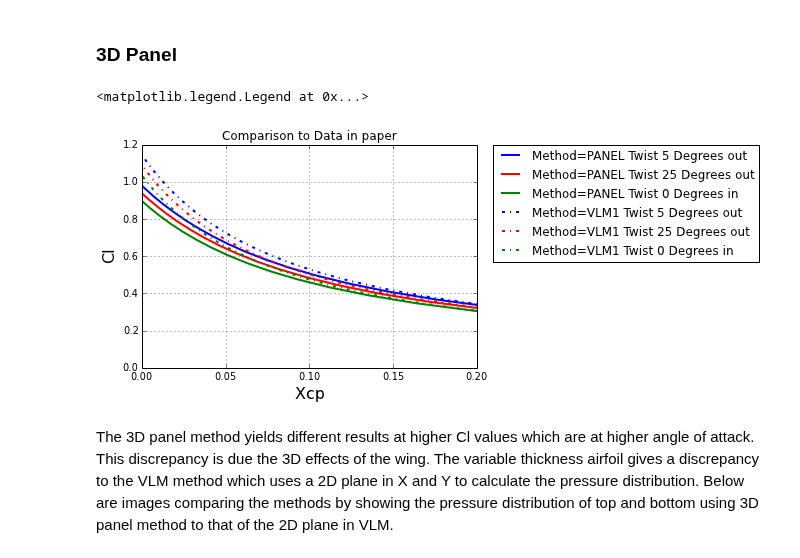
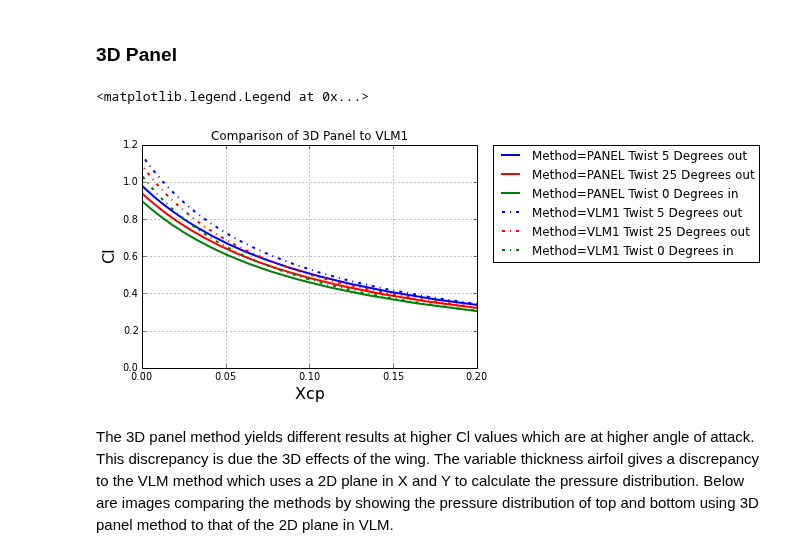
Before and after one commit to colinparker/Pterosaur, a Jupyter notebook: parker_pterosaur.ipynb, the cells around one changed output. Drawn from its saved outputs; the diff is of its cells as text; code cells hidden in the pictures.

```diff
--- a/parker_pterosaur.ipynb
+++ b/parker_pterosaur.ipynb
@@ -235,28 +233,28 @@ You can see that VLM1 and VLM2 are almost identical.  The effects of the horsesh
 # %%
 xStart,xEnd =0,.2
 yStart,yEnd = 0,1.2
 size = 15
-plt.title('Comparison to Data in paper')
+plt.title('Comparison of 3D Panel to VLM1')
 plt.grid(True)
 plt.xlabel('Xcp ',fontsize=16)
 plt.ylabel('Cl',fontsize=16)
 plt.xlim(xStart,xEnd)
 plt.ylim(yStart,yEnd)
 wing['5outPANEL'].plot('blue','solid')
 plt.hold(True)
 wing['25outPANEL'].plot('red','solid')
 plt.hold(True)
 wing['0inPANEL'].plot('green','solid')
 plt.hold(True)
 wing['5outVLM1'].plot('blue','dashdot')
 plt.hold(True)
 wing['25outVLM1'].plot('red','dashdot')
 plt.hold(True)
 wing['0inVLM1'].plot('green','dashdot')
 plt.legend(bbox_to_anchor=(1.05, 1), loc=2, borderaxespad=0.)
 # %% [output]
 <matplotlib.legend.Legend at 0x...>
-[figure, old version]
+[figure, new version]
 # %% [markdown]
 The 3D panel method yields different results at higher Cl values which are at higher angle of attack.  This discrepancy is due the 3D effects of the wing.  The variable thickness airfoil gives a discrepancy to the VLM method which uses a 2D plane in X and Y to calculate the pressure distribution.  Below are images comparing the methods by showing the pressure distribution of top and bottom using 3D panel method to that of the 2D plane in VLM.
 # %% [markdown]
```
Also changed, not shown: parts of 3 cells of this notebook, 5 other files.
